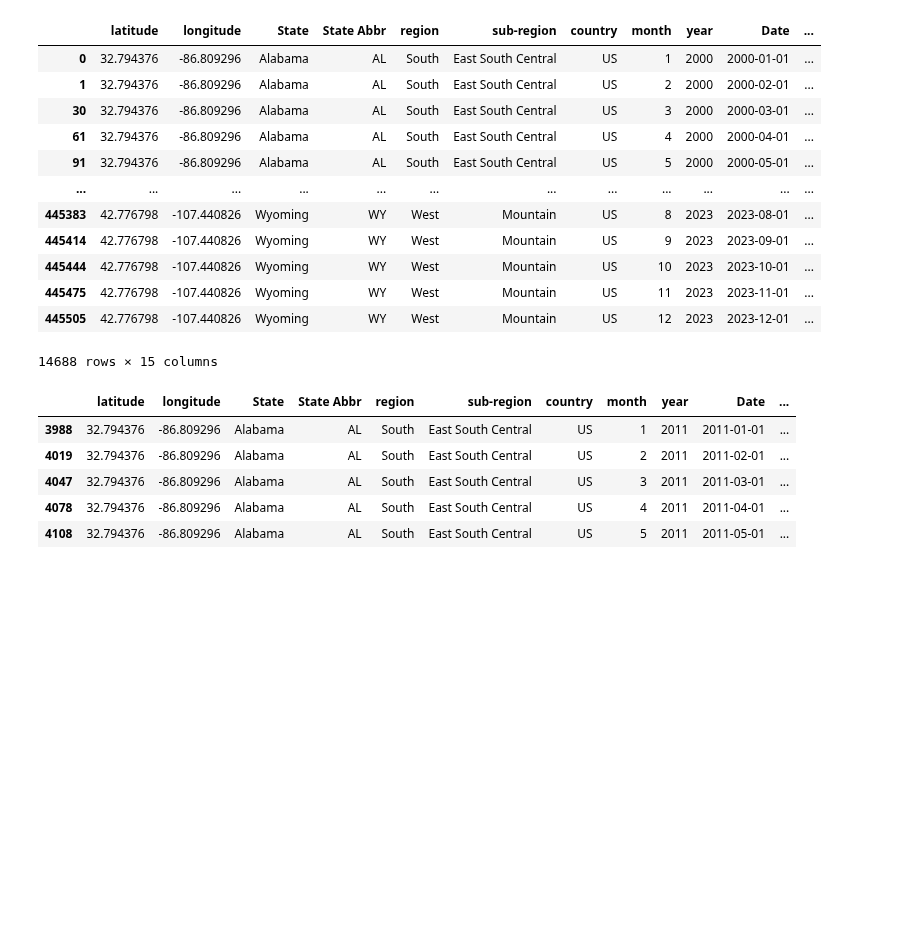
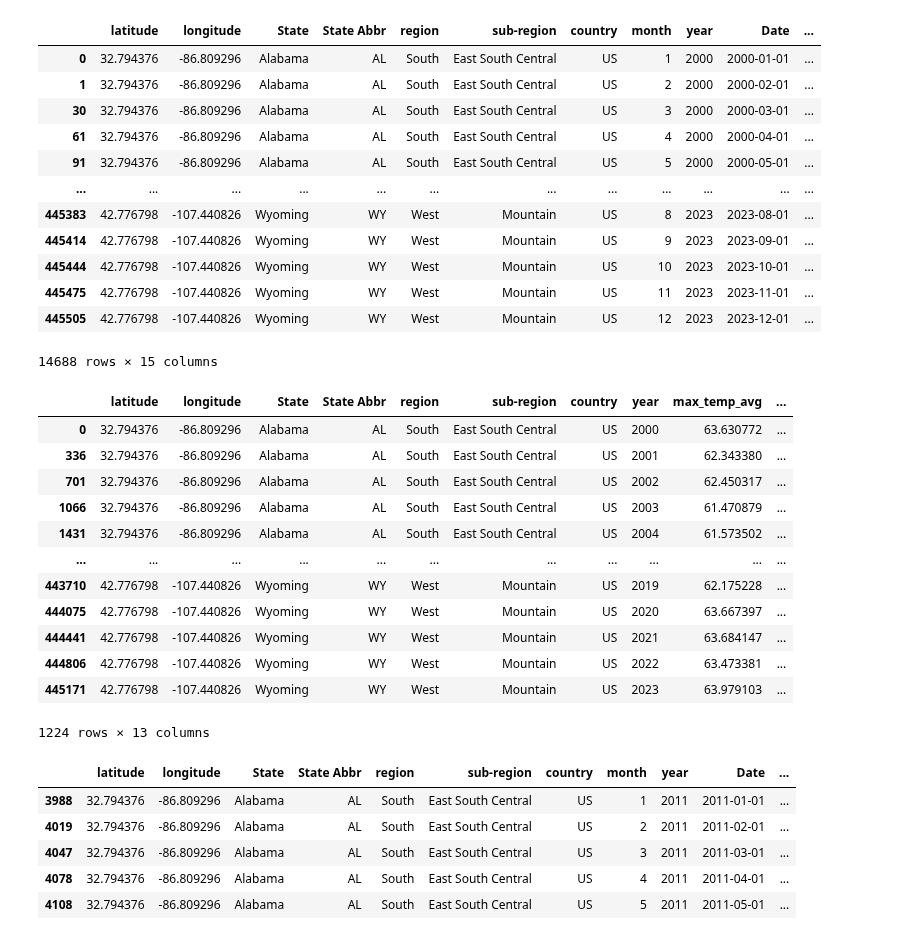
Before and after one commit to fraserclaire/Group3_Project4, a Jupyter notebook: pete files/capstone_project.ipynb, the cells around one changed output. Saved outputs shown, nothing was run; the diff lists cells and outputs as text; code cells hidden in the pictures; blank space fills up the shorter version.

```diff
--- a/pete files/capstone_project.ipynb
+++ b/pete files/capstone_project.ipynb
@@ -216,6 +216,32 @@ weather_no_dups
 14688 rows × 15 columns
 # %%
 weather_no_dups.to_csv("pete_resources/annual_weather_avgs_2000-2023.csv")
+# %%
+ac_annual_weather = changed_date_weather.drop(columns = ['Date', 'month'])
+
+ac_annual_weather['max_temp_avg'] = ac_annual_weather.groupby(['year'])['temp_max'].transform('mean')
+ac_annual_weather['min_temp_avg'] = ac_annual_weather.groupby(['year'])['temp_min'].transform('mean')
+ac_annual_weather['daylight_hr_avg'] = ac_annual_weather.groupby(['year'])['daylight'].transform('mean')/3600
+ac_annual_weather['rain_avg'] = ac_annual_weather.groupby(['year'])['rain_sum'].transform('mean')
+ac_annual_weather['snowfall_avg'] = ac_annual_weather.groupby(['year'])['snowfall_sum'].transform('mean')
+
+ac_annual_weather = ac_annual_weather.drop(columns = ['temp_max', 'temp_min','daylight','rain_sum','snowfall_sum'])
+ac_weather_no_dups = ac_annual_weather.drop_duplicates()
+ac_weather_no_dups
+# %% [output]
+|  | latitude | longitude | State | State Abbr | region | sub-region | country | year | max_temp_avg | ... |
+| 0 | 32.794376 | -86.809296 | Alabama | AL | South | East South Central | US | 2000 | 63.630772 | ... |
+| 336 | 32.794376 | -86.809296 | Alabama | AL | South | East South Central | US | 2001 | 62.343380 | ... |
+| 701 | 32.794376 | -86.809296 | Alabama | AL | South | East South Central | US | 2002 | 62.450317 | ... |
+| 1066 | 32.794376 | -86.809296 | Alabama | AL | South | East South Central | US | 2003 | 61.470879 | ... |
+| 1431 | 32.794376 | -86.809296 | Alabama | AL | South | East South Central | US | 2004 | 61.573502 | ... |
+| ... | ... | ... | ... | ... | ... | ... | ... | ... | ... | ... |
+| 443710 | 42.776798 | -107.440826 | Wyoming | WY | West | Mountain | US | 2019 | 62.175228 | ... |
+| 444075 | 42.776798 | -107.440826 | Wyoming | WY | West | Mountain | US | 2020 | 63.667397 | ... |
+| 444441 | 42.776798 | -107.440826 | Wyoming | WY | West | Mountain | US | 2021 | 63.684147 | ... |
+| 444806 | 42.776798 | -107.440826 | Wyoming | WY | West | Mountain | US | 2022 | 63.473381 | ... |
+| 445171 | 42.776798 | -107.440826 | Wyoming | WY | West | Mountain | US | 2023 | 63.979103 | ... |
+1224 rows × 13 columns
 # %%
 #TEN YEAR FILTER
 filter_start = '2011-01-01'
```
Also changed, not shown: parts of 2 cells of this notebook, 7 other files.
